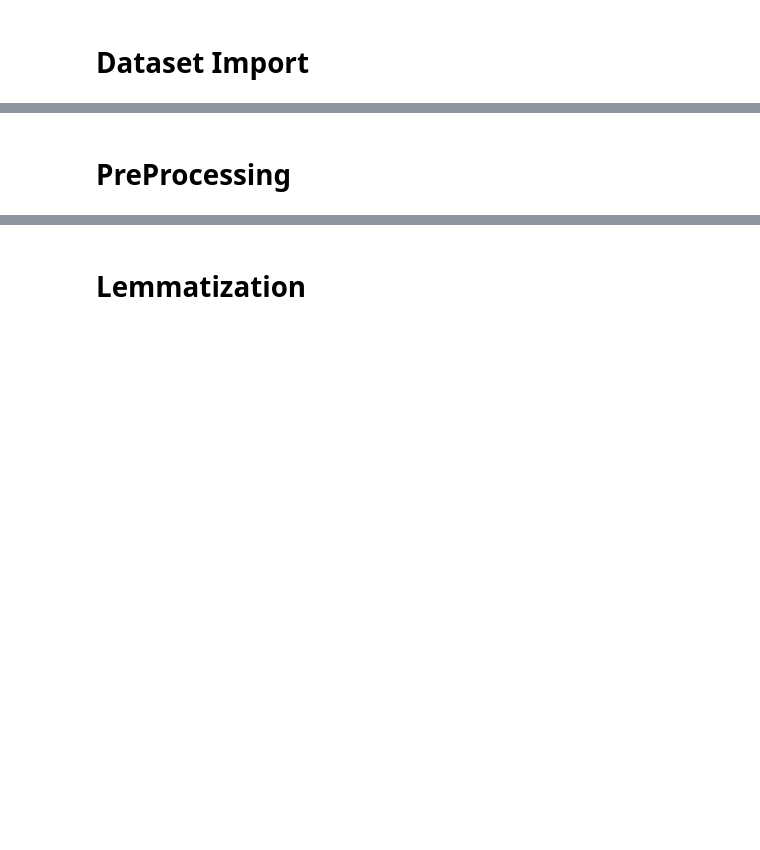
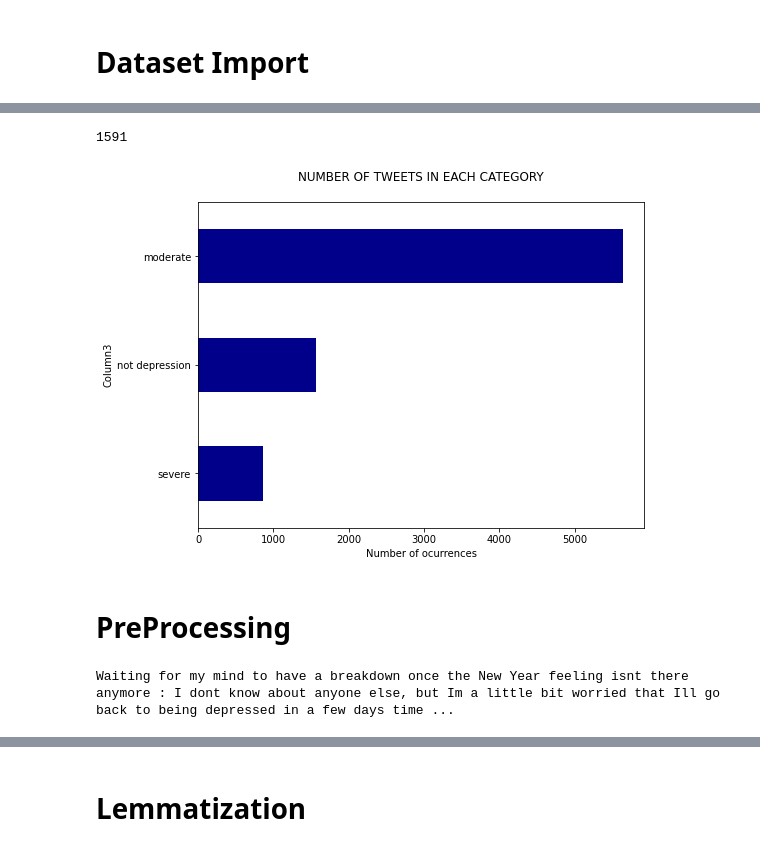
Before and after one commit to sanduerhan/Licenta, a Jupyter notebook: code.ipynb, the cells around one changed output, grey strips where cells are left out. Drawn from its saved outputs; the diff is of its cells as text; code cells hidden in the pictures; blank space fills up the shorter version.

```diff
--- a/code.ipynb
+++ b/code.ipynb
@@ -15,5 +89,44 @@ test_y = testset["Column3"]
+# %%
+train_tweets = dataset['Column2'].tolist()
+test_tweets = testset['Column2'].tolist()
+def keep_uniques(array, df):
+    dels=[]
+    for i in array:
+        if array.count(i)>1:
+            dels.append(i)
+    dels=list(set(dels))
+    for i in dels:
+        df.drop( df[ df['Column2'] == i ].index, inplace=True)
+    return df
+
+dataset = keep_uniques(train_tweets, dataset)
+testset = keep_uniques(test_tweets, testset)
+
+print(len(dataset))
+# %% [output]
+1591
+# %%
+import matplotlib.pyplot as plt
+
+fig = plt.figure(figsize=(8,6))
+colors = ['darkblue','darkblue','darkblue']
+dataset.groupby('Column3').Column2.count().sort_values().plot.barh(
+    ylim=0, color=colors, title= 'NUMBER OF TWEETS IN EACH CATEGORY\n')
+plt.xlabel('Number of ocurrences', fontsize = 10);
+# %% [output]
+[figure, added]
 # %% [markdown]
 # PreProcessing
+# %%
+# !pip install tweet-preprocessor
+import preprocessor as p
+
+def preprocess_tweets(text):
+  return p.clean(text)
+
+print(preprocess_tweets(train_x[0]))
+# %% [output]
+Waiting for my mind to have a breakdown once the New Year feeling isnt there anymore : I dont know about anyone else, but Im a little bit worried that Ill go back to being depressed in a few days time ...
 # %%
 # cleaning the text : deleting the emojis, the existing emails, the punctuation, the present digits,
 # the hyperlinks and the stopwords (a,the,is, etc)
```
Also changed, not shown: parts of 35 cells of this notebook.
